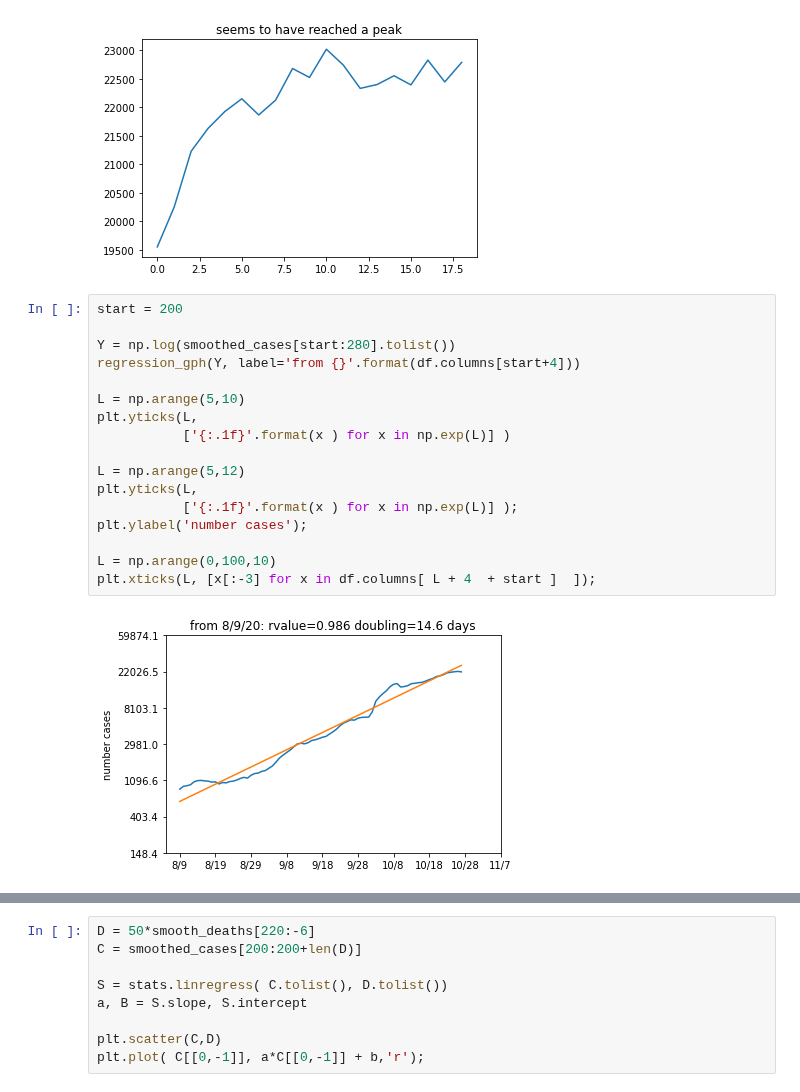
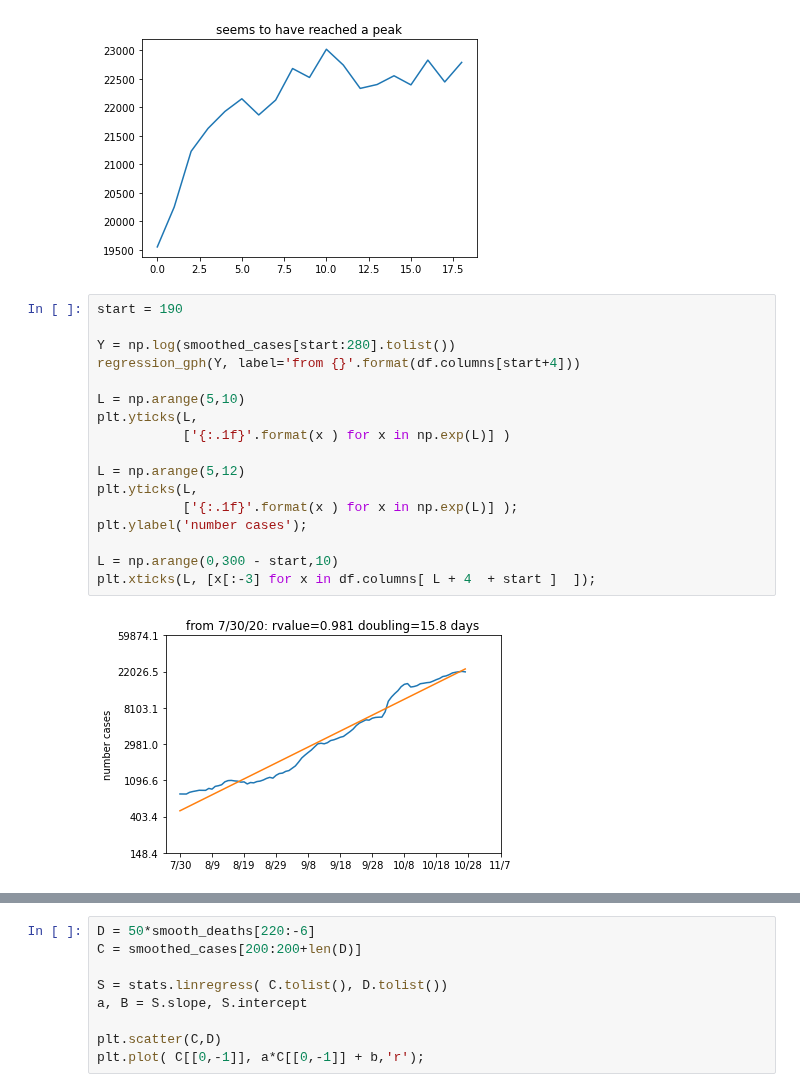
Before and after one commit to macbuse/macbuse.github.io, a Jupyter notebook: PROG/uk.ipynb, the cells around one changed output, grey strips where cells are left out. Saved outputs shown, nothing was run; the diff lists cells and outputs as text.

```diff
--- a/PROG/uk.ipynb
+++ b/PROG/uk.ipynb
@@ -287,22 +293,22 @@ plt.title('seems to have reached a peak');
 # %% [output]
 [figure]
 # %%
-start = 200
+start = 190
 
 Y = np.log(smoothed_cases[start:280].tolist())
 regression_gph(Y, label='from {}'.format(df.columns[start+4]))
 
 L = np.arange(5,10)
 plt.yticks(L,
            ['{:.1f}'.format(x ) for x in np.exp(L)] )
 
 L = np.arange(5,12)
 plt.yticks(L,
            ['{:.1f}'.format(x ) for x in np.exp(L)] );
 plt.ylabel('number cases');
 
-L = np.arange(0,100,10)
+L = np.arange(0,300 - start,10)
 plt.xticks(L, [x[:-3] for x in df.columns[ L + 4  + start ]  ]);
 # %% [output]
-[figure, old version]
+[figure, new version]
 # %%
```
Also changed, not shown: parts of 14 cells of this notebook.
